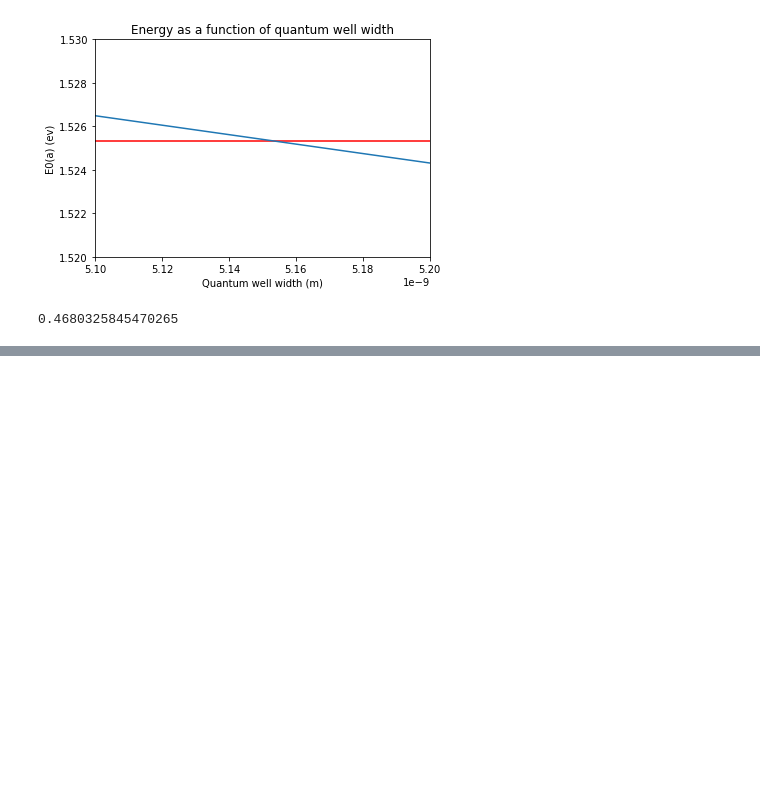
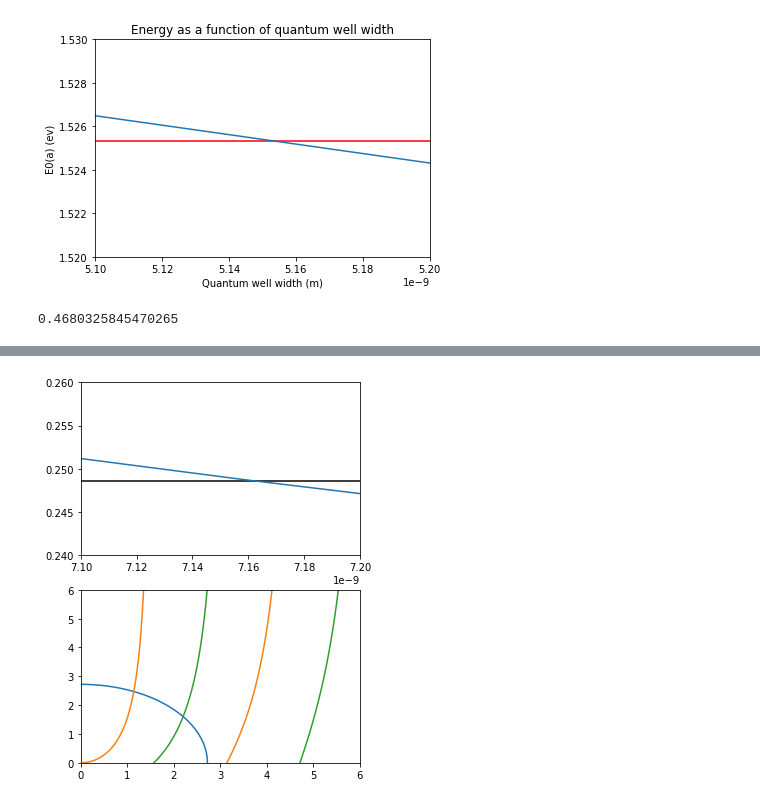
Before and after one commit to AntonGashi/QuantumWellsLab, a Jupyter notebook: Quantum Wells Lab.ipynb, the cells around one changed output, grey strips where cells are left out. Drawn from its saved outputs; the diff is of its cells as text; code cells hidden in the pictures; blank space fills up the shorter version.

```diff
--- a/Quantum Wells Lab.ipynb
+++ b/Quantum Wells Lab.ipynb
@@ -322,0 +244,89 @@ print(e_mass)
+# %%
+m_0 = 9.11e-31
+e_mass = (0.025*(1-x_)+0.071*x_-0.0163*x_*(1-x_))*m_0
+
+DiffE_C = 0.52
+
+c = 3e8
+lam = 5e-6
+def E_gap(h,c,lam):
+    return (h*c)/(lam*1.6e-19)
+
+b = np.linspace(1e-9,1e-8,20)
+
+
+solutionQP_guess = np.array([0.35,0.6,0.8,0.9,1.0,1.1,1.1,1.2,1.2,1.3,1.3,1.3,1.3,1.3,1.3,1.3,1.3,1.3,1.3,1.3])
+solutionQR_guess = np.array([0,0,0,0,1.75,2.0,2.2,2.3,2.4,2.5,2.5,2.5,2.5,2.5,2.5,2.5,2.5,2.5,2.5,2.5])
+
+firstclass = np.zeros(len(b))
+secondclass = np.zeros(len(b))
+DifferenceinE = np.zeros(len(b))
+
+
+
+for i in range(len(b)):
+
+    E_0 = (h**2)/(8*(e_mass*(b[i]**2))*1.6e-19)
+    d = DiffE_C/E_0
+
+    def solutionQP_(x):
+        return np.sqrt((d*np.pi**2/4)-x**2) - x*np.tan(x)
+
+    sol_f = sp.fsolve(solutionQP_,solutionQP_guess[i])
+
+    def solutionQR_(x):
+        return np.sqrt(((d*np.pi**2)/4)-x**2) - (-x/np.tan(x))
+
+    sol_s = sp.fsolve(solutionQR_,solutionQR_guess[i])
+
+    firstclass[i] = ((4*sol_f**2)/(np.pi**2))*E_0
+    secondclass[i] = ((4*sol_s**2)/(np.pi**2))*E_0
+
+    DifferenceinE[i] =  secondclass[i] - firstclass[i]
+
+actuald = DiffE_C/((h**2)/(8*(e_mass*((7.16e-9)**2))*1.6e-19))
+
+def Q_func(x):
+    return np.sqrt(((actuald*np.pi**2)/4)-x**2)
+
+def P_func(x):
+    P = x*np.tan(x)
+    P[:-1][np.diff(P) < 0] = np.nan
+    return P
+
+def R_func(x):
+    R = -x/np.tan(x)
+    R[:-1][np.diff(R) < 0] = np.nan
+    return R
+
+def solutionQR_2(x):
+    return  Q_func(x) - P_func(x)
+
+def solutionQP_2(x):
+    return  Q_func(x) - R_func(x)
+
+
+fig, ((ax1),(ax2)) = plt.subplots(2,1,figsize=(5,7))
+
+ax1.plot(b[4:],DifferenceinE[4:])
+ax1.hlines(E_gap(h,c,lam),1e-9,1e-8)
+ax1.set_ylim(0.24,0.26)
+ax1.set_xlim(0.71e-8,0.72e-8)
+
+ax2.plot(x,Q_func(x))
+ax2.plot(x,P_func(x))
+ax2.plot(x,R_func(x))
+ax2.set_ylim(0,6)
+ax2.set_xlim(0,6)
+
+guessfinal = np.array([1,2.5])
+
+firstsol = sp.fsolve(solutionQR_2,guessfinal[0])
+secondsol = sp.fsolve(solutionQP_2,guessfinal[1])
+
+print(firstsol,secondsol)
+
+plt.show()
+##well width = 7.16e-9m
+%time
+# %% [output]
@@ -322,0 +335 @@ print(e_mass)
+[figure, added]
```
Also changed, not shown: parts of 4 cells of this notebook.
